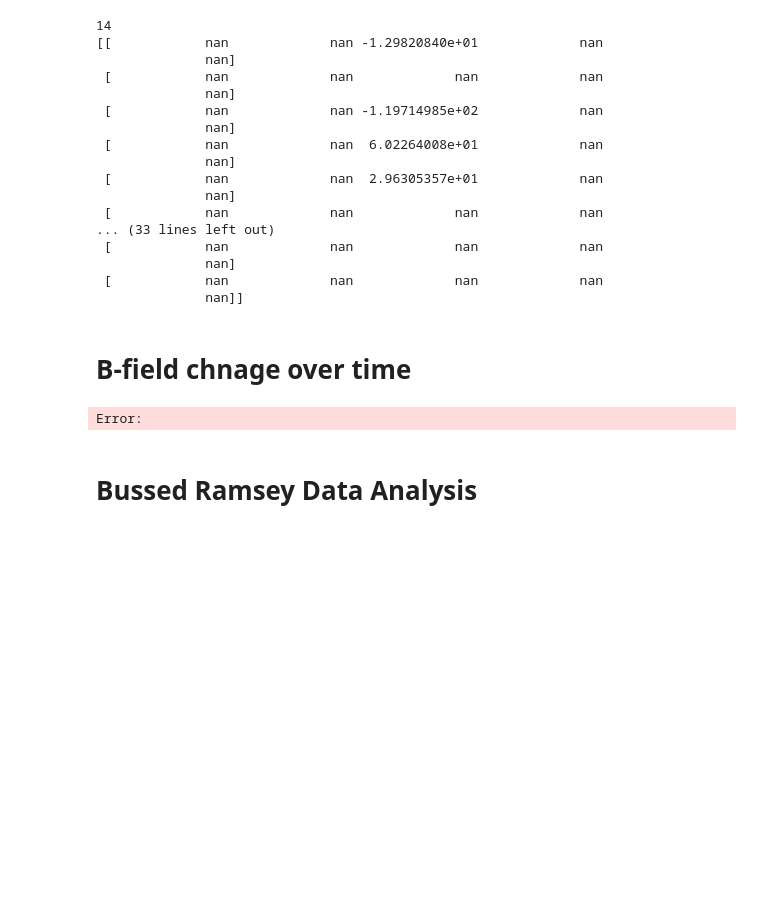
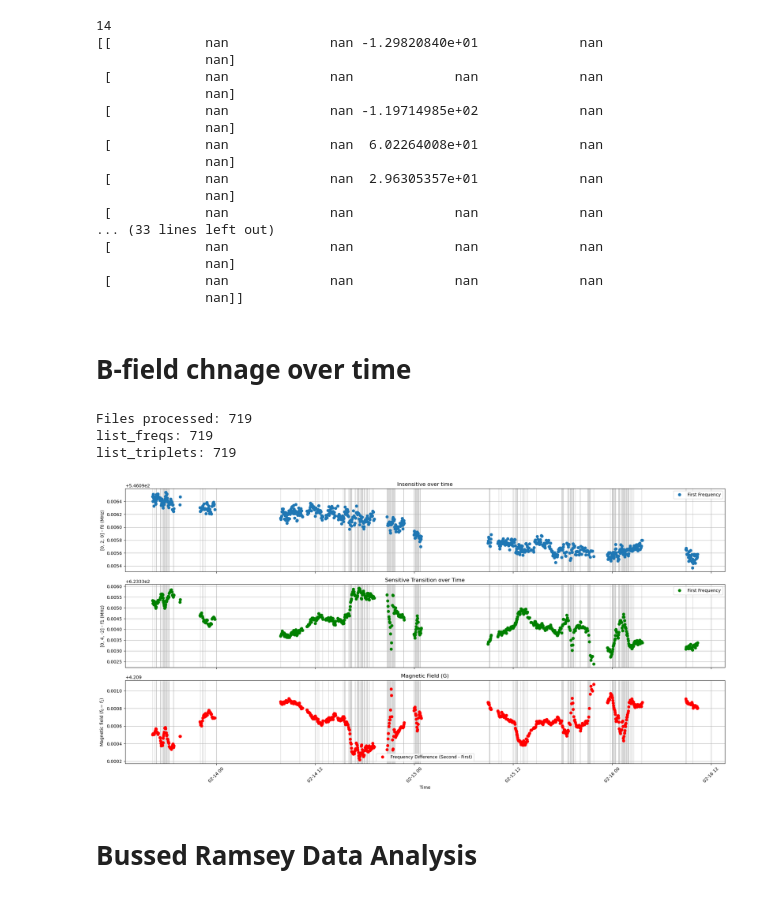
Before and after one commit to GauravTathed/PhD_python_scripts, a Jupyter notebook: Calibration_data_analysis/direct_and_bussed_ramsey_calibration_data_analysis.ipynb, the cells around one changed output. Saved outputs shown, nothing was run; the diff lists cells and outputs as text; code cells hidden in the pictures; blank space fills up the shorter version.

```diff
--- a/Calibration_data_analysis/direct_and_bussed_ramsey_calibration_data_analysis.ipynb
+++ b/Calibration_data_analysis/direct_and_bussed_ramsey_calibration_data_analysis.ipynb
@@ -395,10 +395,16 @@ time_seconds = np.array([(t - sorted_times[0]).total_seconds() for t in sorted_t
 dB_dt = np.gradient(freq_differences, time_seconds)
 
 # Define what "big slope" means (tune this!)
-slope_threshold = np.std(dB_dt) * 1  # 2-sigma threshold
-
+slope_threshold = np.std(dB_dt) * 0.8  # 2-sigma threshold
+# slope_threshold = np.max(dB_dt)*0.5
 # Boolean mask where slope is large
 large_slope_mask = np.abs(dB_dt) > slope_threshold
+# This is True for bad regions (shaded areas)
+bad_time_mask = large_slope_mask
+
+# Good data = everything NOT in shaded region
+good_time_mask = ~bad_time_mask
+
 
 # Find contiguous regions where slope is large
 regions = []
@@ -421,38 +427,41 @@ fig, ax = plt.subplots(3, 1, figsize=(20, 10), sharex=True)
 
 # Plot First Frequency vs. Time
 ax[0].plot(sorted_times, first_freq_values, 'o', label="First Frequency")
-ax[0].set_ylabel("First Frequency Value")
-ax[0].set_title("First Frequency vs File Modification Time")
+ax[0].set_ylabel("[0, 2, 0] - f0 (MHz)")
+ax[0].set_title("Insensitive over time")
 ax[0].grid(True)
 ax[0].legend()
 ax[1].plot(sorted_times, second_freq_values, 'go', label="First Frequency")
-ax[1].set_ylabel("First Frequency Value")
-ax[1].set_title("First Frequency vs File Modification Time")
+ax[1].set_ylabel("[0, 4, -2] - f1 (MHz)")
+ax[1].set_title("Sensitive Transition over Time")
 ax[1].grid(True)
 ax[1].legend()
 # Plot Difference between Second and First Frequency vs. Time
 ax[2].plot(sorted_times, freq_differences, 'o', color='r', label="Frequency Difference (Second - First)")
 ax[2].set_xlabel("Time")
 ax[2].set_ylabel("Magnetic field ($f_0 - f_1$)")
-ax[2].set_title("Frequency Difference (Second - First) vs File Modification Time")
+ax[2].set_title("Magnetic Field (G)")
 ax[2].grid(True)
 ax[2].legend()
 
 # Shade regions on all subplots
 for start, end in regions:
     t_start = sorted_times[start]
     t_end = sorted_times[end]
 
     for axis in ax:
         axis.axvspan(t_start, t_end, alpha=0.3, color='gray')
 
 
 # Rotate x-axis labels for better readability
 plt.xticks(rotation=45)
 
 # Show the plots
 plt.tight_layout()
 plt.savefig('freq_deviation_over_time.png')
 plt.show()
 # %% [output]
-Error:
+Files processed: 719
+list_freqs: 719
+list_triplets: 719
+[figure, added]
```
Also changed, not shown: parts of 14 cells of this notebook, 28 other files.
